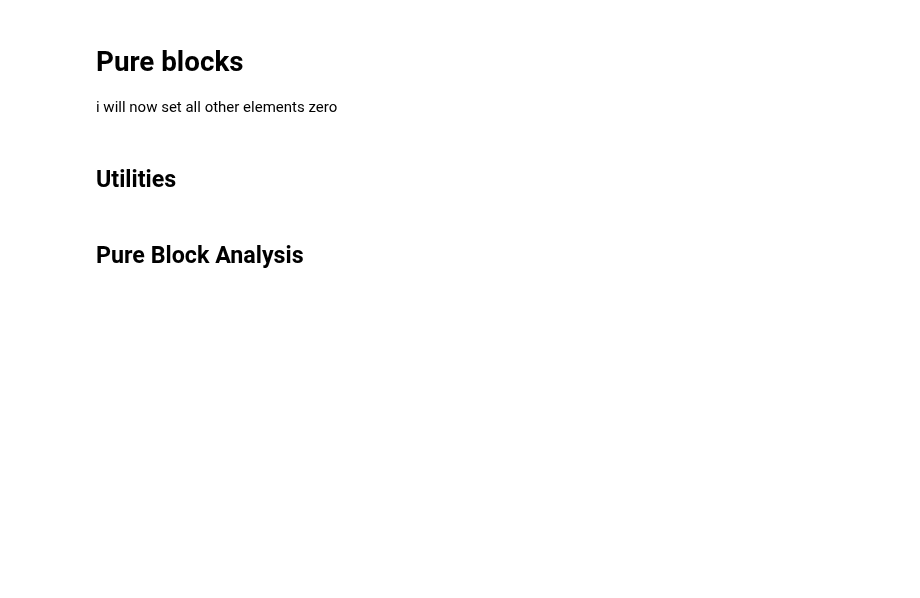
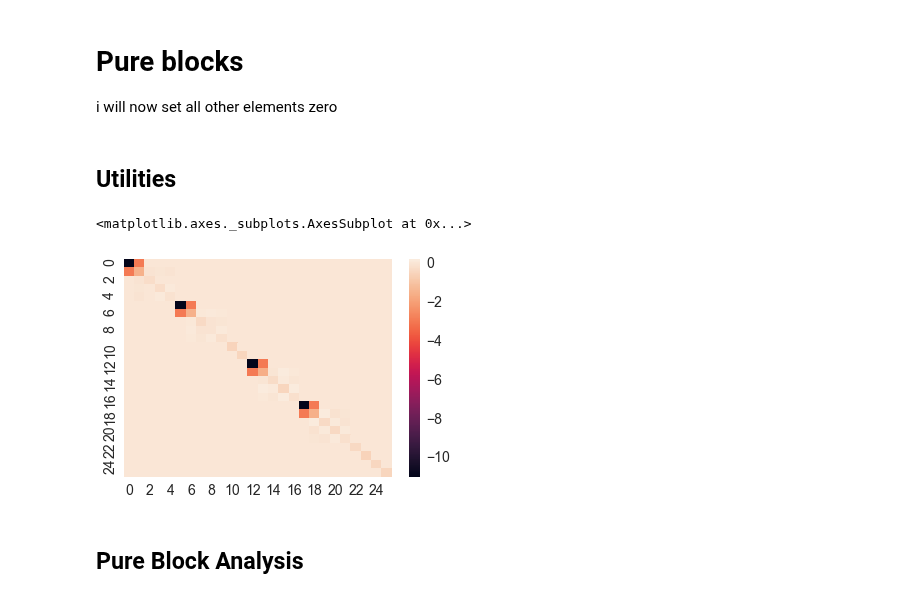
Before and after one commit to jcartus/SCFInitialGuess, a Jupyter notebook: thesis/notebooks/AtomicBlocks/InterpolationFock.ipynb, the cells around one changed output. Cells and saved outputs as stored; diff of their text form; code cells hidden in the pictures; blank space fills up the shorter version.

```diff
--- a/thesis/notebooks/AtomicBlocks/InterpolationFock.ipynb
+++ b/thesis/notebooks/AtomicBlocks/InterpolationFock.ipynb
@@ -151,7 +171,7 @@ from SCFInitialGuess.utilities.dataset import reconstruct_from_triu
 
 def extract_pure(p):
     p_batch = p.copy()
-    p_batch[np.logical_not(mask)] = 0.0
+    p_batch[np.logical_not(mask)] = 0
     return p_batch
 
 f_pure = np.array(list(map(extract_pure, f_test))).astype("float64")
@@ -173,3 +178,8 @@ dataset = StaticDataset(
+# %%
+sns.heatmap(f_pure[0])
+# %% [output]
+<matplotlib.axes._subplots.AxesSubplot at 0x...>
+[figure, added]
 # %% [markdown]
 ## Pure Block Analysis
 # %%
```
Also changed, not shown: parts of 59 cells of this notebook.
